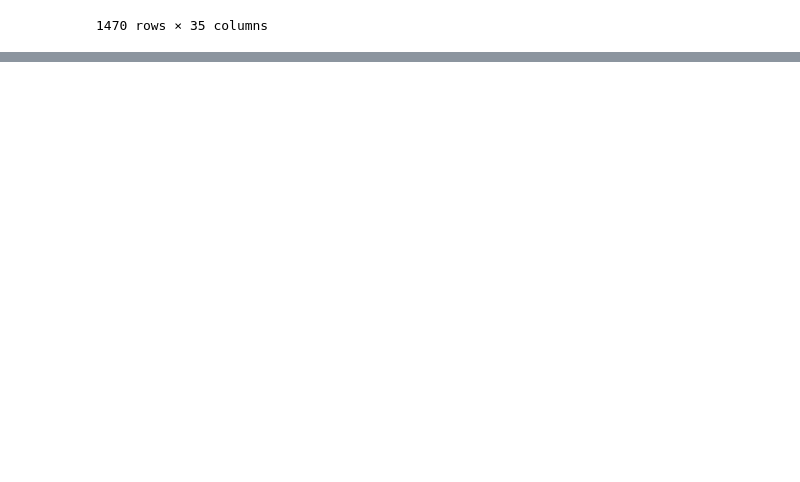
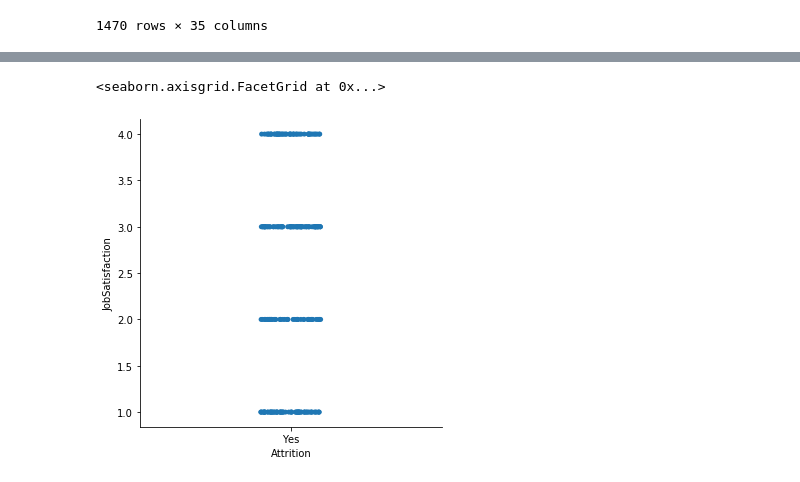
Before and after one commit to Darman09/Big_Data_DAHLEM_Romain_M2_IOT, a Jupyter notebook: DataViz.ipynb, the cells around one changed output, grey strips where cells are left out. Cells and saved outputs as stored; diff of their text form; code cells hidden in the pictures; blank space fills up the shorter version.

Commit message:
Visualisation de variables catégoriques

```diff
--- a/DataViz.ipynb
+++ b/DataViz.ipynb
@@ -129,2 +155,7 @@ dfCat
 # %%
 # En utilisant catplot(), construisez un graphique qui vous permette de voir la distribution des personnes qui ont quitté l’entreprise par rapport à leur JobSatisfaction
+dfCatViz = dfCat[dfCat['Attrition'] == 'Yes']
+sns.catplot(x="Attrition", y="JobSatisfaction", data=dfCatViz)
+# %% [output]
+<seaborn.axisgrid.FacetGrid at 0x...>
+[figure, added]
```
Also changed, not shown: parts of 9 cells of this notebook.
